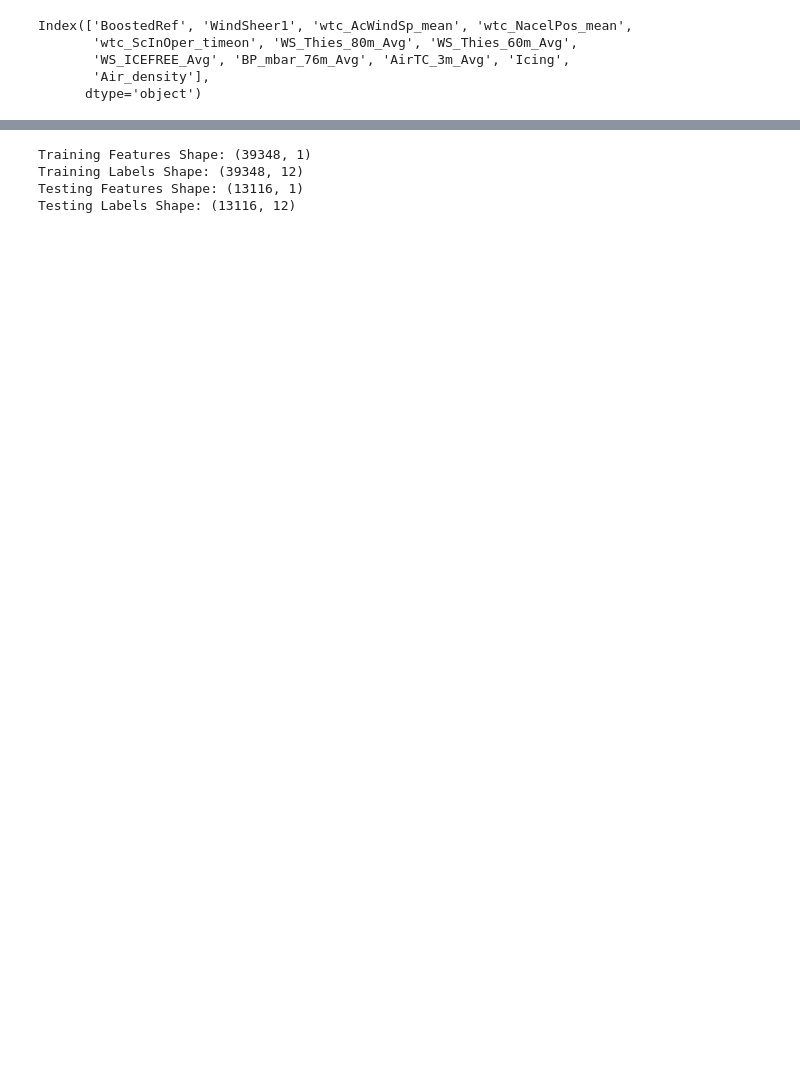
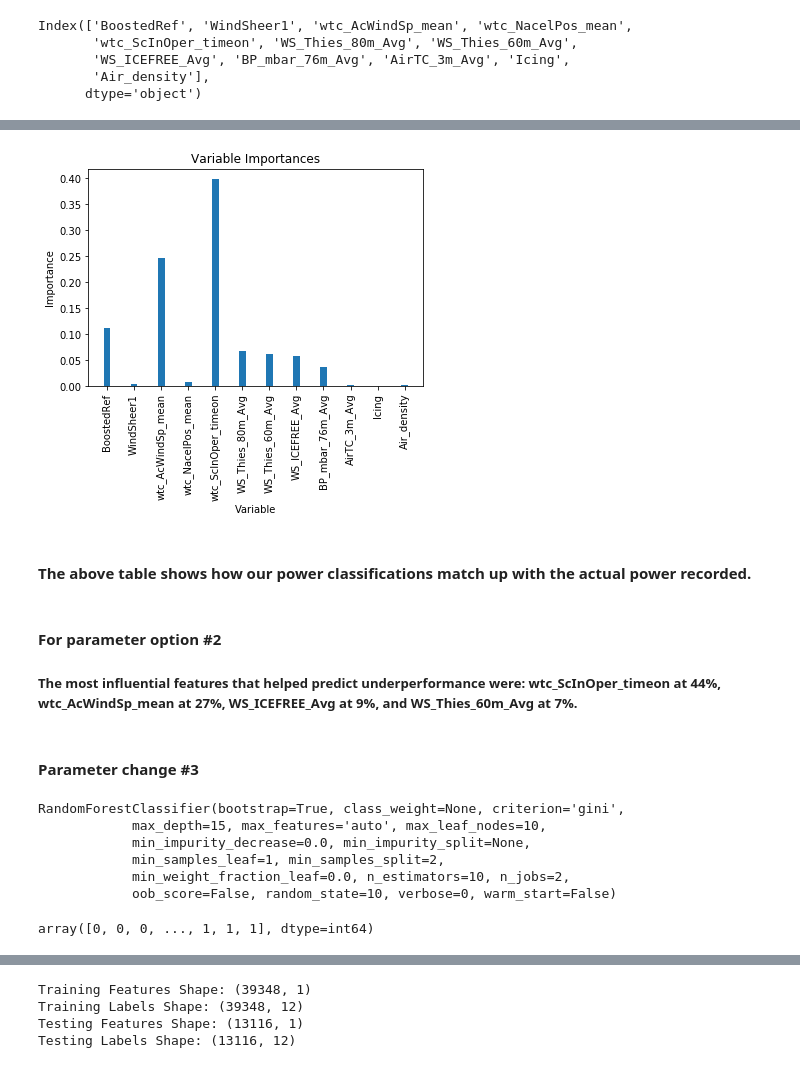
Before and after one commit to khthomas/Classificaiton_proj2, a Jupyter notebook: randomForest.ipynb, the cells around one changed output, grey strips where cells are left out. Drawn from its saved outputs; the diff is of its cells as text; code cells hidden in the pictures; blank space fills up the shorter version.

```diff
--- a/randomForest.ipynb
+++ b/randomForest.ipynb
@@ -278,0 +295,11 @@ Index(['BoostedRef', 'WindSheer1', 'wtc_AcWindSp_mean', 'wtc_NacelPos_mean',
+# %%
+#Code from https://towardsdatascience.com/random-forest-in-python-24d0893d51c0
+# Our data set is divided into a test and training set, randomly
+df['is_train'] = np.random.uniform(0, 1, len(df)) <= .75
+
+# Create two new dataframes, one with the training rows, one with the test rows
+train, test = df[df['is_train']==True], df[df['is_train']==False]
+
+# Show the number of observations for the test and training dataframes
+print('Number of observations in the training data:', len(train))
+print('Number of observations in the test data:',len(test))
@@ -278,0 +425,5 @@ Index(['BoostedRef', 'WindSheer1', 'wtc_AcWindSp_mean', 'wtc_NacelPos_mean',
+# %%
+
+clf = RandomForestClassifier(n_jobs=2, random_state=5, max_depth=10, max_leaf_nodes=5)
+
+clf.fit(train[features], target)
@@ -278,0 +492,30 @@ Index(['BoostedRef', 'WindSheer1', 'wtc_AcWindSp_mean', 'wtc_NacelPos_mean',
+# %%
+pylab.bar (keepcols, clf.feature_importances_, 1/4)
+pylab.xticks(keepcols, rotation='vertical')
+pylab.ylabel('Importance'); pylab.xlabel('Variable'); pylab.title('Variable Importances');
+pylab.show()
+# %% [output]
+[figure, added]
+# %% [markdown]
+#### The above table shows how our power classifications match up with the actual power recorded.
+# %% [markdown]
+#### For parameter option #2
+##### The most influential features that helped predict underperformance were:  wtc_ScInOper_timeon at 44%, wtc_AcWindSp_mean at 27%, WS_ICEFREE_Avg at 9%, and WS_Thies_60m_Avg at 7%.
+# %% [markdown]
+#### Parameter change #3
+# %%
+clf = RandomForestClassifier(n_jobs=2, random_state=10, max_depth=15, max_leaf_nodes=10)
+
+clf.fit(train[features], target)
+# %% [output]
+RandomForestClassifier(bootstrap=True, class_weight=None, criterion='gini',
+            max_depth=15, max_features='auto', max_leaf_nodes=10,
+            min_impurity_decrease=0.0, min_impurity_split=None,
+            min_samples_leaf=1, min_samples_split=2,
+            min_weight_fraction_leaf=0.0, n_estimators=10, n_jobs=2,
+            oob_score=False, random_state=10, verbose=0, warm_start=False)
+# %%
+#Apply the classifier to the test data set
+clf.predict(test[features])
+# %% [output]
+array([0, 0, 0, ..., 1, 1, 1], dtype=int64)
```
Also changed, not shown: parts of 65 cells of this notebook.
